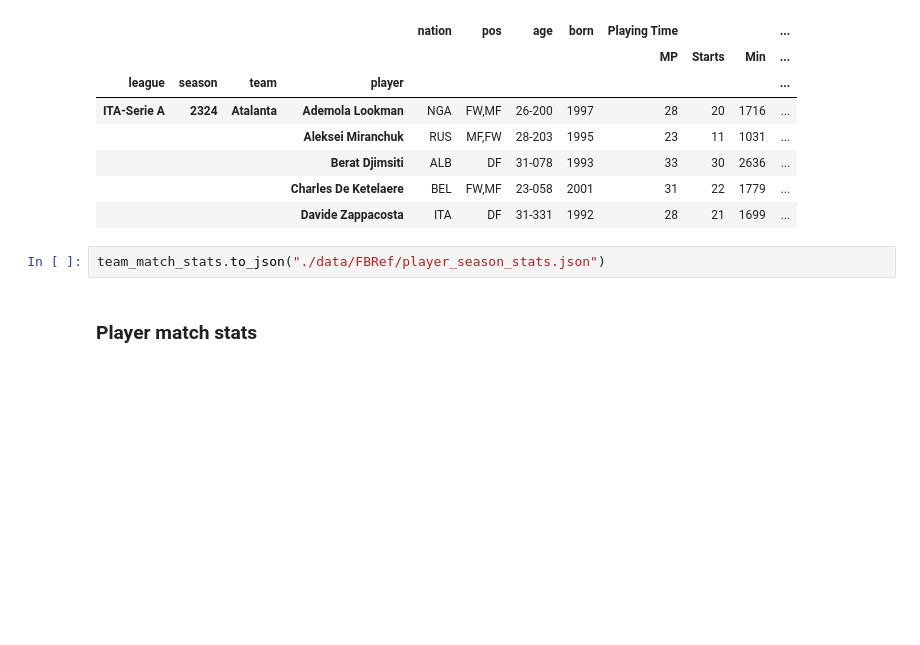
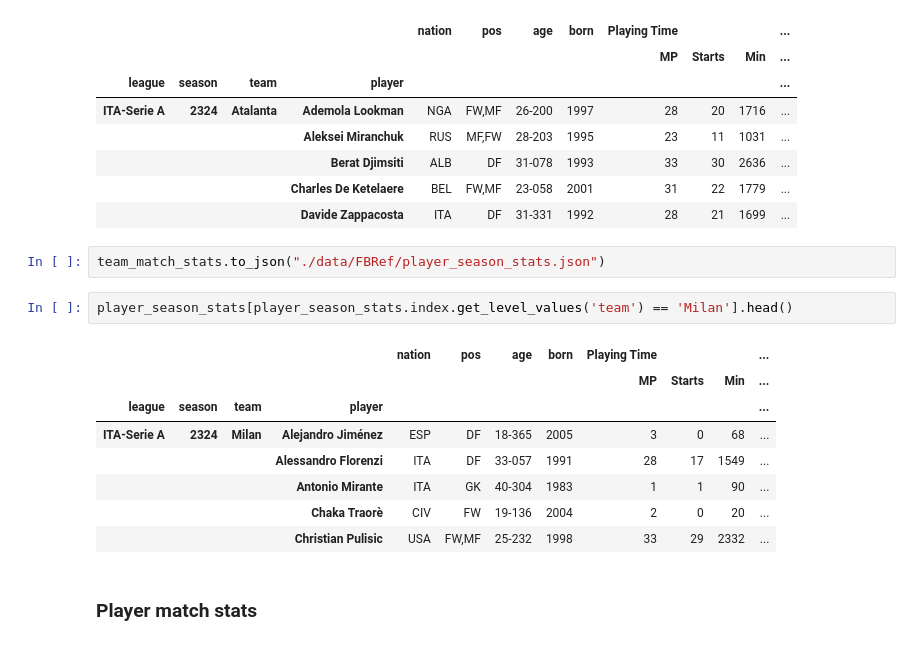
Before and after one commit to FrankMaverick/fantacalcio-scraper-test, a Jupyter notebook: SoccerData/SoccerData-FBRef.ipynb, the cells around one changed output. Cells and saved outputs as stored; diff of their text form; blank space fills up the shorter version.

```diff
--- a/SoccerData/SoccerData-FBRef.ipynb
+++ b/SoccerData/SoccerData-FBRef.ipynb
@@ -105,6 +114,17 @@ player_season_stats.head()
 |  |  |  | Davide Zappacosta | ITA | DF | 31-331 | 1992 | 28 | 21 | 1699 | ... |
 # %%
 team_match_stats.to_json("./data/FBRef/player_season_stats.json")
+# %%
+player_season_stats[player_season_stats.index.get_level_values('team') == 'Milan'].head()
+# %% [output]
+|  |  |  |  | nation | pos | age | born | Playing Time |  |  | ... |
+|  |  |  |  |  |  |  |  | MP | Starts | Min | ... |
+| league | season | team | player |  |  |  |  |  |  |  | ... |
+| ITA-Serie A | 2324 | Milan | Alejandro Jiménez | ESP | DF | 18-365 | 2005 | 3 | 0 | 68 | ... |
+|  |  |  | Alessandro Florenzi | ITA | DF | 33-057 | 1991 | 28 | 17 | 1549 | ... |
+|  |  |  | Antonio Mirante | ITA | GK | 40-304 | 1983 | 1 | 1 | 90 | ... |
+|  |  |  | Chaka Traorè | CIV | FW | 19-136 | 2004 | 2 | 0 | 20 | ... |
+|  |  |  | Christian Pulisic | USA | FW,MF | 25-232 | 1998 | 33 | 29 | 2332 | ... |
 # %% [markdown]
 ### Player match stats
 # %%
```
Also changed, not shown: parts of 7 cells of this notebook, 4 other files.
